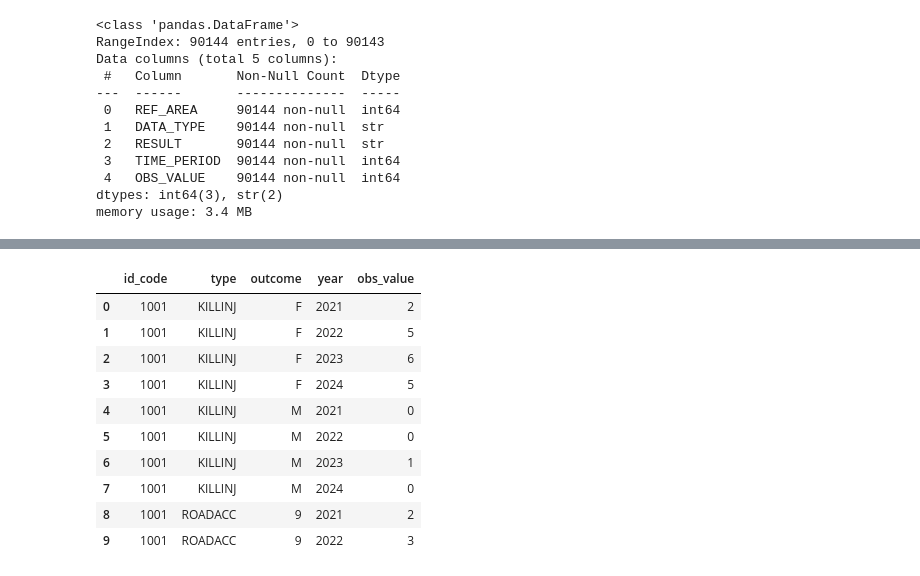
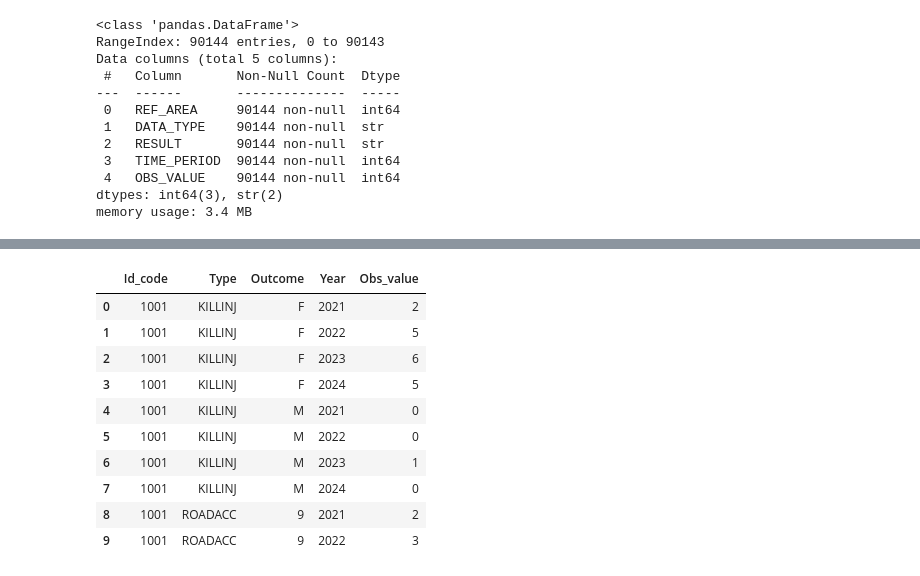
Before and after one commit to alessandropietrocarlo89-hub/final_exam_test, a Jupyter notebook: project.ipynb, the cells around one changed output, grey strips where cells are left out. Cells and saved outputs as stored; diff of their text form; code cells hidden in the pictures.

```diff
--- a/project.ipynb
+++ b/project.ipynb
@@ -99,8 +100,8 @@ cars_accidents.sample(10)
 # %%
-cars_accidents = cars_accidents.rename(columns={'REF_AREA': 'id_code','DATA_TYPE':'type','RESULT':'outcome','TIME_PERIOD':'year','OBS_VALUE':'obs_value'})
+cars_accidents = cars_accidents.rename(columns={'REF_AREA': 'Id_code','DATA_TYPE':'Type','RESULT':'Outcome','TIME_PERIOD':'Year','OBS_VALUE':'Obs_value'})
 cars_accidents.head(10)
 # %% [output]
-|  | id_code | type | outcome | year | obs_value |
+|  | Id_code | Type | Outcome | Year | Obs_value |
 | 0 | 1001 | KILLINJ | F | 2021 | 2 |
 | 1 | 1001 | KILLINJ | F | 2022 | 5 |
 | 2 | 1001 | KILLINJ | F | 2023 | 6 |
```
Also changed, not shown: parts of 30 cells of this notebook, 2 other files.
